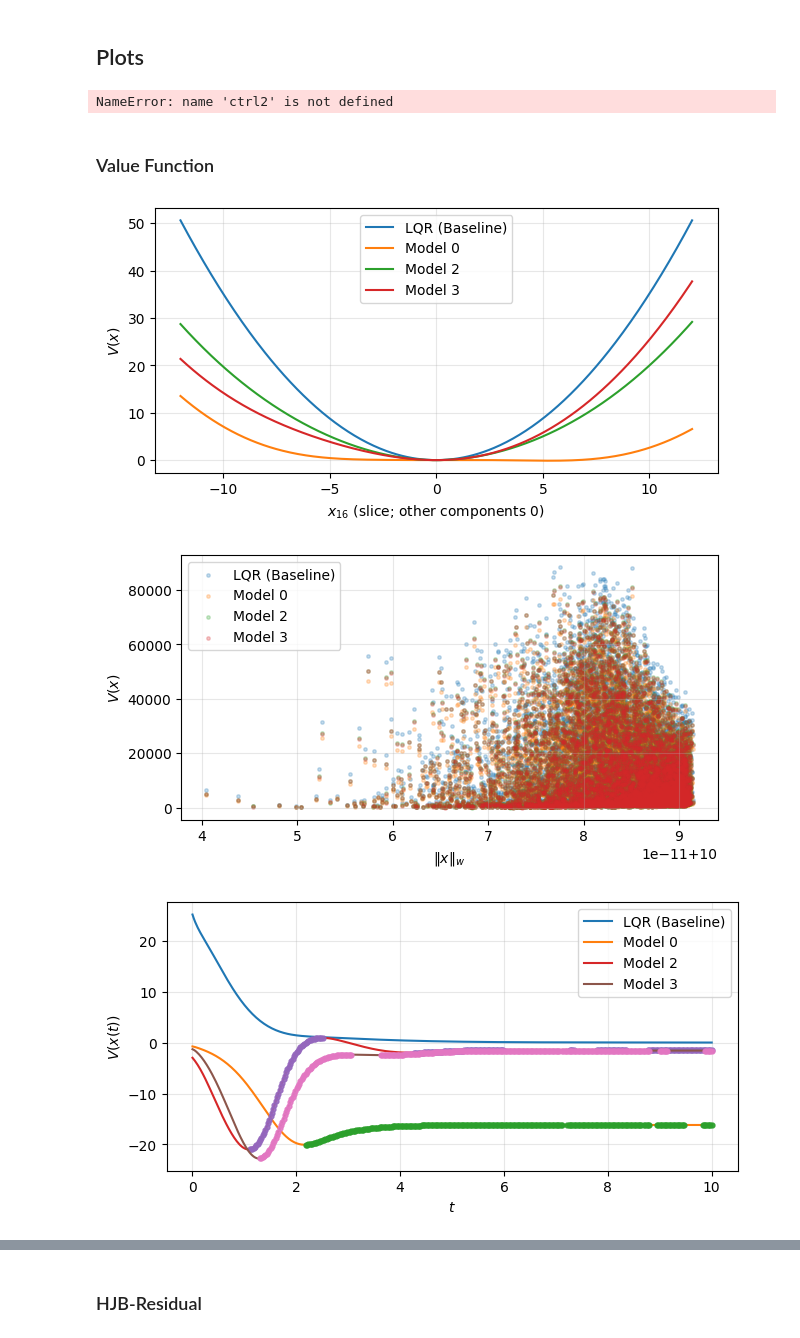
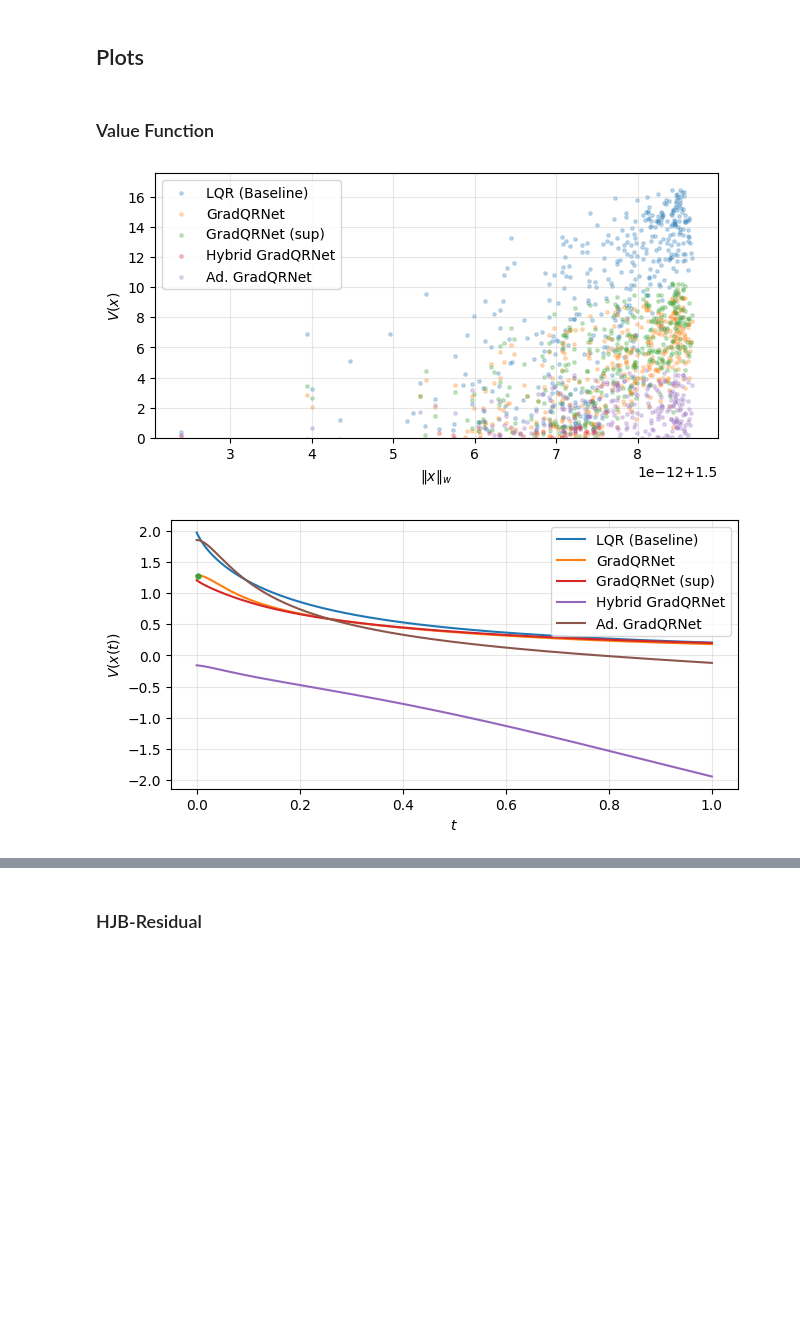
Before and after one commit to flosoellner/AdHoc, a Jupyter notebook: experiment.ipynb, the cells around one changed output, grey strips where cells are left out. Cells and saved outputs as stored; diff of their text form; code cells hidden in the pictures; blank space fills up the shorter version.

```diff
--- a/experiment.ipynb
+++ b/experiment.ipynb
@@ -103,34 +123,2 @@ epoch 0020 | total=3.79e-02 | hjb=2.60e+02 | dpc=3.76e+01 | sup=0.00e+00 | bs=32
 # %% [markdown]
 # Evaluation
-# %%
-from evaluation import ic_hard, evaluate_controller
-from sampling import sample_conditions
-
-X_std = sample_conditions(config, n=10, seed=84)
-X_hard = sample_conditions(config, n=10, seed=83, K=20, dist=6)
-
-#X_hard, meta = ic_hard(config, n_pool=2, seed=7) # pool size can be adjusted
-
-results = []
-results += evaluate_controller(config, config.ocp.LQR, "LQR", X_std, X_hard)
-
-results += evaluate_controller(config, ctrl0, "Model 0", X_std, X_hard)
-results += evaluate_controller(config, ctrl3, "Model 3", X_std, X_hard)
-
-
-controllers = [
-    ("LQR (Baseline)", config.ocp.LQR),
-    ("Model 0", ctrl0),
-    ("Model 3", ctrl3),
-]
-
-all_metrics = []
-for ctrl, name in controllers:
-    all_metrics.extend(evaluate_controller(config, ctrl, name, X_std, X_hard))
-
-
-tables.save_results_table_tex(results=results, savepath="thesis/tables/controllers.tex")
-
-tables.show_katex_array(tables.make_results_spec_2row(results, controller="LQR"), caption="LQR")
-tables.show_katex_array(tables.make_results_spec_2row(results, controller="Model 0"), caption="Model 0")
-tables.show_katex_array(tables.make_results_spec_2row(results, controller="Model 3"), caption="Model 3")
@@ -143,0 +125,5 @@ tables.show_katex_array(tables.make_results_spec_2row(results, controller="Model
+# %%
+
+controllers = [
+    ("LQR (Baseline)", config.ocp.LQR),
+] + [(name, trained_controllers[name]) for name in trained_controllers.keys()]
@@ -144,19 +253,12 @@ tables.show_katex_array(tables.make_results_spec_2row(results, controller="Model
 # %% [markdown]
 ## Plots
-# %%
-#P.set_thesis_style()
-KW = dict(config=config, controller=ctrl2, seed=0)
-# %% [output]
-NameError: name 'ctrl2' is not defined
 # %% [markdown]
 ### Value Function
 # %%
-P.plot_value_slice(config=config, controllers=controllers, i=0.5*config.n_states, savepath="figures/V_slice.pdf")
-P.plot_value_vs_state_norm(config=config, controllers=controllers, n=8000, savepath="figures/V_vs_norm.pdf", dist=10)
-P.plot_value_flow(config=config, controllers=controllers, seed=0, tspan=(0.0, 10.0), Nt=400, savepath="figures/V_flow.pdf");
+P.plot_value_vs_state_norm(config=config, controllers=controllers, n=400, savepath="figures/V_vs_norm.pdf", dist=None)
+P.plot_value_flow(config=config, controllers=controllers, seed=0, tspan=(0.0, 1.0), Nt=400, savepath="figures/V_flow.pdf");
 
 plt.show()
 # %% [output]
-[figure, old version]
+[figure, new version]
-[figure, old version]
+[figure, new version]
-[figure, removed]
```
Also changed, not shown: parts of 9 cells of this notebook, 14 other files.
